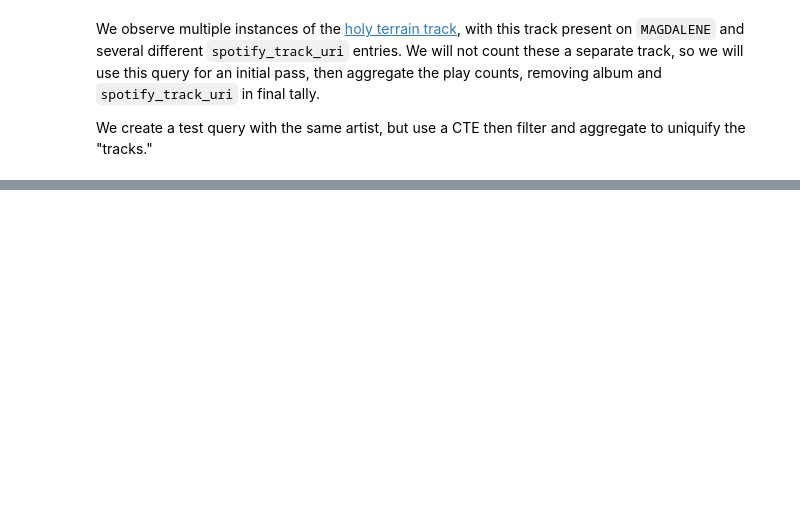
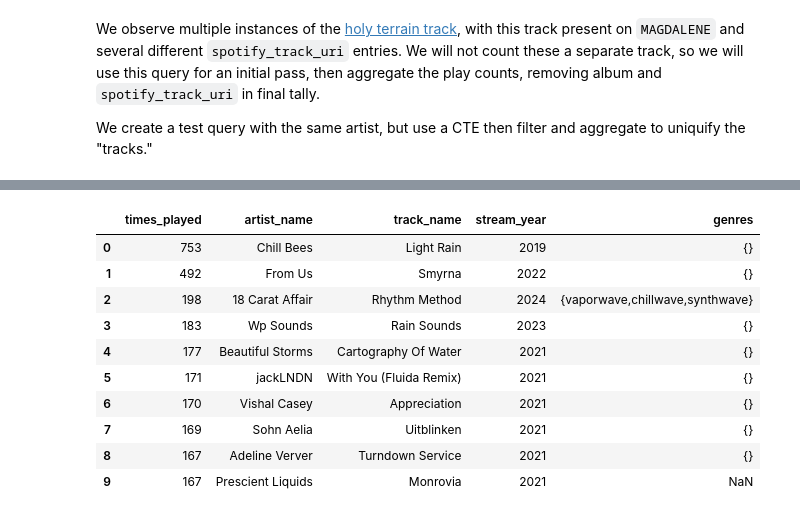
Before and after one commit to terryjbates/Spotify_Streaming_Data_Analysis, a Jupyter notebook: notebooks/Spotify_Streaming_Analysis.ipynb, the cells around one changed output, grey strips where cells are left out. Cells and saved outputs as stored; diff of their text form; code cells hidden in the pictures; blank space fills up the shorter version.

Commit message:
Add top ranking tracks partitioned by year

```diff
--- a/notebooks/Spotify_Streaming_Analysis.ipynb
+++ b/notebooks/Spotify_Streaming_Analysis.ipynb
@@ -1863,0 +1951,17 @@ ORDER BY times_played DESC
+# %%
+# Read in CSV for unique genre counts per year
+top_10_tracks_played_w_genres_df = \
+    pd.read_csv(query_output_path / 'top_10_most_played_tracks_w_genres.csv')
+top_10_tracks_played_w_genres_df
+# %% [output]
+|  | times_played | artist_name | track_name | stream_year | genres |
+| 0 | 753 | Chill Bees | Light Rain | 2019 | {} |
+| 1 | 492 | From Us | Smyrna | 2022 | {} |
+| 2 | 198 | 18 Carat Affair | Rhythm Method | 2024 | {vaporwave,chillwave,synthwave} |
+| 3 | 183 | Wp Sounds | Rain Sounds | 2023 | {} |
+| 4 | 177 | Beautiful Storms | Cartography Of Water | 2021 | {} |
+| 5 | 171 | jackLNDN | With You (Fluida Remix) | 2021 | {} |
+| 6 | 170 | Vishal Casey | Appreciation | 2021 | {} |
+| 7 | 169 | Sohn Aelia | Uitblinken | 2021 | {} |
+| 8 | 167 | Adeline Verver | Turndown Service | 2021 | {} |
+| 9 | 167 | Prescient Liquids | Monrovia | 2021 | NaN |
```
Also changed, not shown: parts of 12 cells of this notebook, 1 other file.
